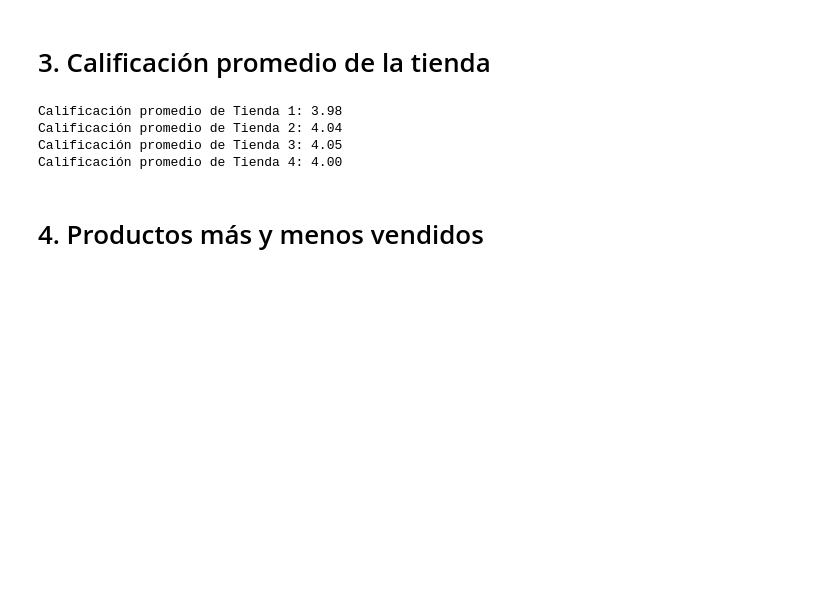
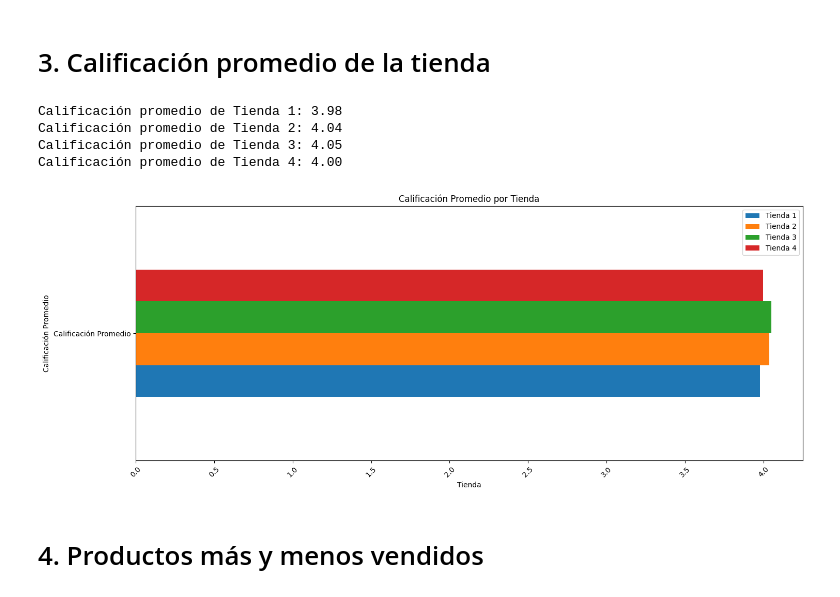
Before and after one commit to patinohoyosgisell/Challenge-Alura-Store, a Jupyter notebook: AluraStoreLatam.ipynb, the cells around one changed output. Saved outputs shown, nothing was run; the diff lists cells and outputs as text; code cells hidden in the pictures; blank space fills up the shorter version.

```diff
--- a/AluraStoreLatam.ipynb
+++ b/AluraStoreLatam.ipynb
@@ -150,6 +176,31 @@ Calificación promedio de Tienda 1: 3.98
 Calificación promedio de Tienda 2: 4.04
 Calificación promedio de Tienda 3: 4.05
 Calificación promedio de Tienda 4: 4.00
+# %%
+import matplotlib.pyplot as plt
+import pandas as pd
+
+tiendas = {'Tienda 1': tienda1, 'Tienda 2': tienda2, 'Tienda 3': tienda3, 'Tienda 4': tienda4}
+
+# Diccionario para almacenar las calificaciones promedio
+calificaciones_promedio = {}
+
+for nombre_tienda, tienda in tiendas.items():
+    calificacion_promedio = tienda['Calificación'].mean()
+    calificaciones_promedio[nombre_tienda] = calificacion_promedio
+
+# Crear un DataFrame a partir del diccionario
+df_calificaciones = pd.DataFrame(calificaciones_promedio, index=['Calificación Promedio'])
+
+df_calificaciones.plot(kind='barh', figsize=(15, 6), width=0.5)
+plt.title('Calificación Promedio por Tienda')
+plt.xlabel('Tienda')
+plt.ylabel('Calificación Promedio')
+plt.xticks(rotation=45)
+plt.tight_layout()
+plt.show()
+# %% [output]
+[figure, added]
 # %% [markdown]
 # 4. Productos más y menos vendidos
 # %%
```
Also changed, not shown: parts of 6 cells of this notebook.
